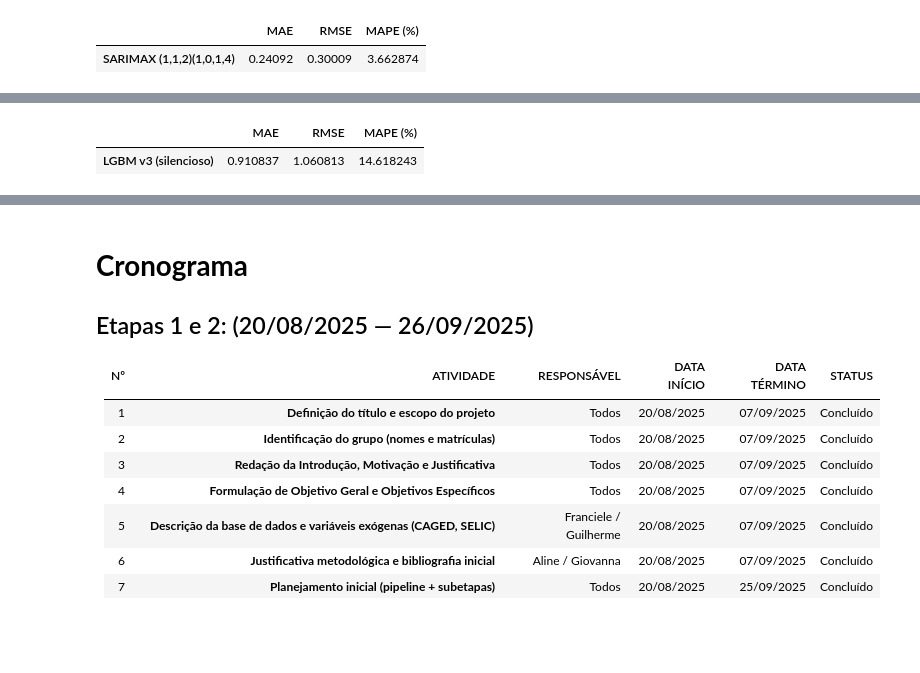
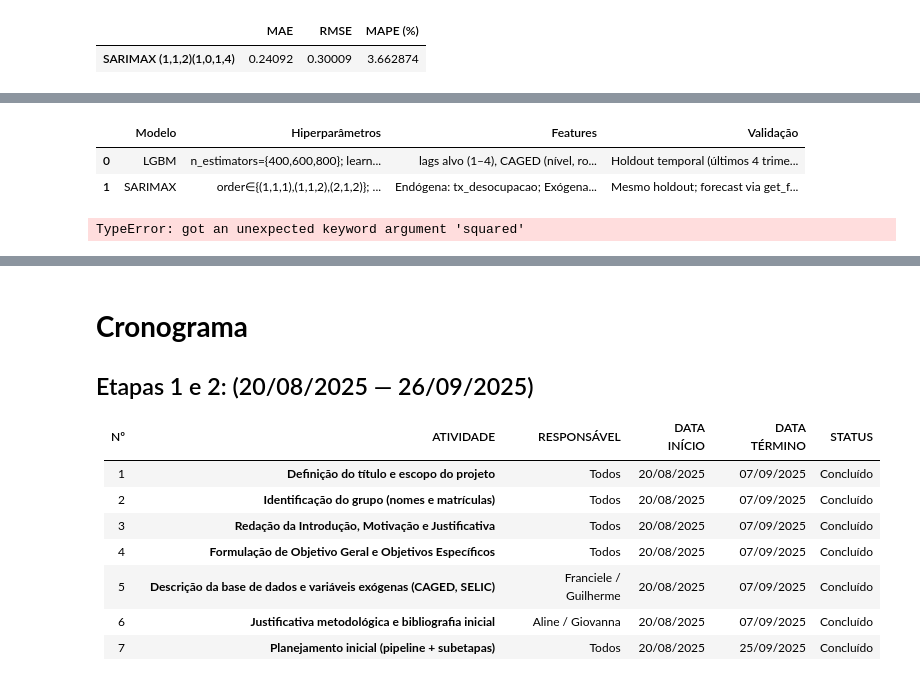
Before and after one commit to fpaterni10/projeto-aplicado-iv-desemprego-br, a Jupyter notebook: notebooks/entrega3/cd_projeto_aplicado_IV_entrega_3.ipynb, the cells around one changed output, grey strips where cells are left out. Cells and saved outputs as stored; diff of their text form; code cells hidden in the pictures; blank space fills up the shorter version.

```diff
--- a/notebooks/entrega3/cd_projeto_aplicado_IV_entrega_3.ipynb
+++ b/notebooks/entrega3/cd_projeto_aplicado_IV_entrega_3.ipynb
@@ -531,40 +476,62 @@ dflgb = dflgb.dropna(subset=features + [target]).reset_index(drop=True)
+# %%
+# Comparativo
+pd.concat([lgbm_metrics, sarimax_metrics])
+
+# Hiperparâmetros testados
+hp = pd.DataFrame([
+    {
+        "Modelo": "LGBM",
+        "Hiperparâmetros": "n_estimators={400,600,800}; learning_rate={0.05,0.03}; "
+                           "num_leaves={31,63}; max_depth={-1,6}; "
+                           "min_child_samples={5,10}; subsample=0.9; colsample_bytree=0.9; "
+                           "reg_lambda={0,0.1}; random_state=42",
+        "Features": "lags alvo (1–4), CAGED (nível, roll3, diff, std), SELIC (nível, diff), "
+                    "dummies Q1–Q4, post_2021",
+        "Validação": "Holdout temporal (últimos 4 trimestres)."
+    },
+    {
+        "Modelo": "SARIMAX",
+        "Hiperparâmetros": "order∈{(1,1,1),(1,1,2),(2,1,2)}; seasonal_order∈{(1,0,1,4),(1,0,2,4)}; "
+                           "exog∈{caged_saldo_tri, caged_roll3_asinh, selic_tri (opcional)}",
+        "Features": "Endógena: tx_desocupacao; Exógenas: CAGED (nível/roll3_asinh) + opcional SELIC",
+        "Validação": "Mesmo holdout; forecast via get_forecast(steps, exog) com freq 'Q-DEC'."
+    }
+])
+hp
+# %% [output]
+|  | Modelo | Hiperparâmetros | Features | Validação |
+| 0 | LGBM | n_estimators={400,600,800}; learn... | lags alvo (1–4), CAGED (nível, ro... | Holdout temporal (últimos 4 trime... |
+| 1 | SARIMAX | order∈{(1,1,1),(1,1,2),(2,1,2)}; ... | Endógena: tx_desocupacao; Exógena... | Mesmo holdout; forecast via get_f... |
 # %%
-# %% [markdown]
-# ## LGBM Regressor — silencioso (features + tuning leve)
+# === LGBM: lags, dummies e seed fixa (silencioso) ===
+from lightgbm import LGBMRegressor
+import contextlib, os, io
 
-import warnings, os, contextlib
-warnings.filterwarnings("ignore")  # silencia warnings do Python
+# features para ML (ajuste livre)
+features = [
+    "caged_roll3_asinh", "caged_saldo_tri", "caged_roll3",
+    "selic_tri", "tx_lag1", "post_2021", "Q_2", "Q_3", "Q_4"
+]
+features = [f for f in features if f in df_model.columns]
+target = "tx_desocupacao"
 
-from lightgbm import LGBMRegressor
-
-# (garante que o DataFrame dflgb e 'features'/'target' já foram criados na etapa de engenharia)
-train_lgb, test_lgb = temporal_holdout(dflgb, n_test=4)
-
+train_lgb, test_lgb = temporal_holdout(df_model, n_test=4)
 X_train, y_train = train_lgb[features], train_lgb[target].to_numpy()
 X_test,  y_test  = test_lgb[features],  test_lgb[target].to_numpy()
 
 lgbm = LGBMRegressor(
-    n_estimators=800,
-    learning_rate=0.03,
-    num_leaves=63,
-    max_depth=6,
-    min_child_samples=5,   # use APENAS este (alias de min_data_in_leaf) -> elimina o aviso
-    subsample=0.9,
-    colsample_bytree=0.9,
-    reg_lambda=0.1,
-    random_state=42,
-    n_jobs=-1,
-    verbosity=-1          # <- silencia os logs do LightGBM
+    n_estimators=600, learning_rate=0.05,
+    subsample=0.9, colsample_bytree=0.9,
+    min_data_in_leaf=5,         # use só UM (este OU min_child_samples)
+    random_state=42, n_jobs=-1, verbosity=-1
 )
 
-# Redireciona stdout/stderr durante o treino para "sumir" com logs remanescentes
-with open(os.devnull, 'w') as devnull, contextlib.redirect_stdout(devnull), contextlib.redirect_stderr(devnull):
+# suprime qualquer log que escape do verbosity
+with contextlib.redirect_stdout(io.StringIO()), contextlib.redirect_stderr(io.StringIO()):
     lgbm.fit(X_train, y_train)
 
 pred_lgb = lgbm.predict(X_test)
-
-lgbm_metrics = metrics_report(y_test, pred_lgb, prefix="LGBM v3 (silencioso)")
-lgbm_metrics  # exibe só a tabela final
+lgbm_metrics = metrics_report(y_test, pred_lgb, prefix="LGBM (seed=42)")
+lgbm_metrics
 # %% [output]
-|  | MAE | RMSE | MAPE (%) |
-| LGBM v3 (silencioso) | 0.910837 | 1.060813 | 14.618243 |
+TypeError: got an unexpected keyword argument 'squared'
```
Also changed, not shown: parts of 18 cells of this notebook.
